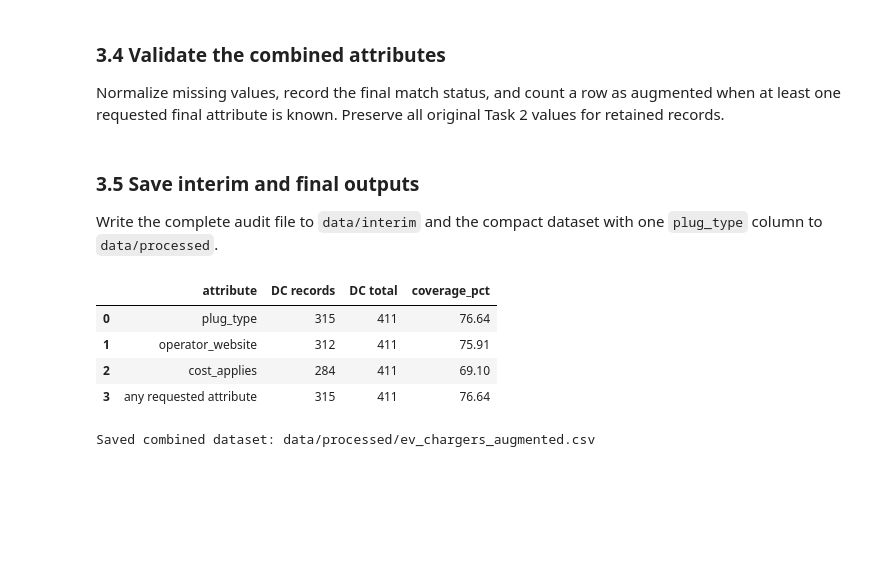
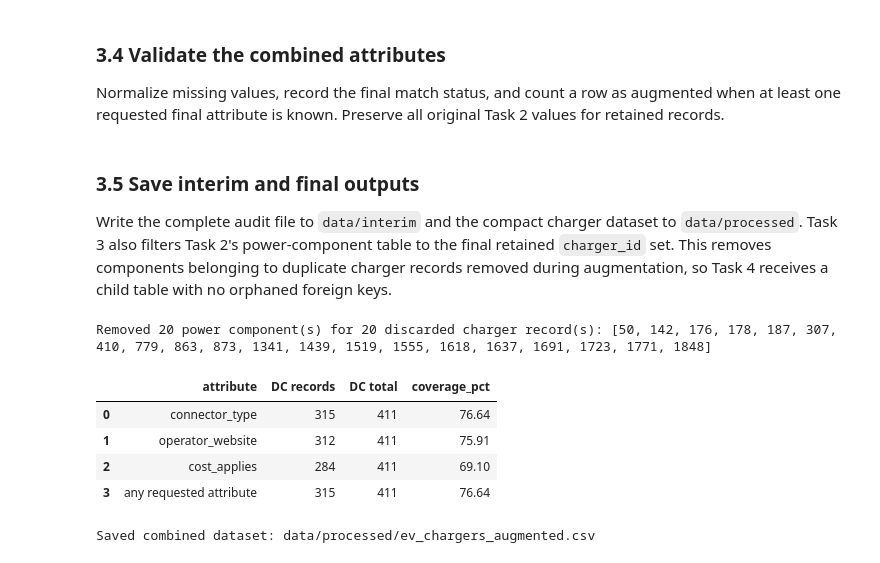
Before and after one commit to AtiwatL/COMP5339, a Jupyter notebook: 03_data_augmentation.ipynb, the cells around one changed output. Saved outputs shown, nothing was run; the diff lists cells and outputs as text; code cells hidden in the pictures; blank space fills up the shorter version.

Commit message:
Adjust task 3 and task 4

```diff
--- a/03_data_augmentation.ipynb
+++ b/03_data_augmentation.ipynb
@@ -2002,7 +2003,7 @@ ps_add = ps_accepted.reindex(
     columns=[
         "charger_id",
         "plugshare_id",
-        "dc_plug_types",
+        "dc_connector_types",
         "plugshare_operator_website",
         "plugshare_cost",
         "plugshare_cost_description",
@@ -2011,7 +2012,7 @@ ps_add = ps_accepted.reindex(
     ]
 ).rename(
     columns={
-        "dc_plug_types": "plugshare_plugtype",
+        "dc_connector_types": "plugshare_connector_type",
         "retrieved_at": "plugshare_retrieved_at",
     }
 )
@@ -2028,11 +2029,11 @@ combined = combined.merge(
 
 # PlugShare targets only OCM-unmatched records, so these values fill gaps rather
 # than overwrite accepted OCM attributes.
-ps_has_plugs = combined.plugshare_plugtype.fillna("").ne("")
-combined.loc[ps_has_plugs, "plug_type"] = combined.loc[
-    ps_has_plugs, "plugshare_plugtype"
+ps_has_plugs = combined.plugshare_connector_type.fillna("").ne("")
+combined.loc[ps_has_plugs, "connector_type"] = combined.loc[
+    ps_has_plugs, "plugshare_connector_type"
 ].map(standard_plugs)
-combined.loc[ps_has_plugs, "plug_type_source"] = "PlugShare"
+combined.loc[ps_has_plugs, "connector_type_source"] = "PlugShare"
 
 # Fill the operator URL from PlugShare when its accepted DC outlets provide one
 # unambiguous network action URL. OCM values retain priority if present.
@@ -2058,7 +2059,7 @@ Normalize missing values, record the final match status, and count a row as augm
 one requested final attribute is known. Preserve all original Task 2 values for retained records.
 # %%
 # Normalize blanks before calculating final coverage.
-combined["plug_type"] = combined["plug_type"].replace(r"^\s*$", pd.NA, regex=True)
+combined["connector_type"] = combined["connector_type"].replace(r"^\s*$", pd.NA, regex=True)
 combined["operator_website"] = combined["operator_website"].replace(
     r"^\s*$", pd.NA, regex=True
 )
@@ -2073,7 +2074,7 @@ combined["overall_match_status"] = np.where(
 combined["augmented"] = (
     combined.charger_type.eq("DC")
     & (
-        combined.plug_type.notna()
+        combined.connector_type.notna()
         | combined.operator_website.notna()
         | combined.cost_applies.notna()
     )
@@ -2092,13 +2093,16 @@ pd.testing.assert_frame_equal(
 )
 # %% [markdown]
 ### 3.5 Save interim and final outputs
-Write the complete audit file to `data/interim` and the compact dataset with one `plug_type` column to `data/processed`.
+Write the complete audit file to `data/interim` and the compact charger dataset to `data/processed`.
+Task 3 also filters Task 2's power-component table to the final retained `charger_id` set. This
+removes components belonging to duplicate charger records removed during augmentation, so Task 4
+receives a child table with no orphaned foreign keys.
 # %%
 IMPORTANT_FINAL_COLUMNS = [
     'charger_id', 'site_id', 'station_name', 'station_address', 'lga_name', 'postcode',
     'latitude', 'longitude', 'sa4_code', 'sa4_name', 'gcc_code', 'gcc_name', 'state_name',
     'operator', 'charger_type', 'charger_status', 'number_of_plugs', 'power_kw_min',
-    'power_kw_max', 'connectors_in_rating', 'rating_format', 'plug_type',
+    'power_kw_max', 'connectors_in_rating', 'rating_format', 'connector_type',
 'operator_website', 'cost_applies'
 ]
 
@@ -2106,45 +2110,78 @@ final_columns = [column for column in IMPORTANT_FINAL_COLUMNS if column in combi
 # Select the public output columns and give the combined plug field its final name.
 final_clean = combined[final_columns].copy()
 # %%
-# Save the compact final dataset and the complete audit version.
+# Filter Task 2 power components to the charger records retained by Task 3.
+task2_power_path = interim_dir / "charger_power_ratings.csv"
+power_ratings_final = pd.read_csv(
+    task2_power_path,
+    dtype={
+        "charger_id": "Int64",
+        "component_no": "Int64",
+        "connector_count": "Int64",
+        "power_kw": "float64",
+    },
+)
+
+retained_charger_ids = set(final_clean["charger_id"].astype(int))
+removed_power_mask = ~power_ratings_final["charger_id"].astype(int).isin(
+    retained_charger_ids
+)
+removed_power_ids = sorted(
+    power_ratings_final.loc[removed_power_mask, "charger_id"].astype(int).unique()
+)
+power_ratings_final = power_ratings_final.loc[~removed_power_mask].copy()
+
+assert set(power_ratings_final["charger_id"].astype(int)) <= retained_charger_ids
+assert not power_ratings_final.duplicated(["charger_id", "component_no"]).any()
+
+# Save the compact final datasets and the complete augmentation audit.
 final_clean.to_csv(processed_dir / "ev_chargers_augmented.csv", index=False)
+power_ratings_final.to_csv(
+    processed_dir / "charger_power_ratings.csv", index=False
+)
 combined.to_csv(interim_dir / "ev_chargers_augmented_full.csv", index=False)
+
+print(
+    f"Removed {int(removed_power_mask.sum())} power component(s) for "
+    f"{len(removed_power_ids)} discarded charger record(s): {removed_power_ids}"
+)
 
 # Measure each requested attribute against the deduplicated DC population.
 final_dc_mask = combined.charger_type.eq("DC")
 final_dc_count = int(final_dc_mask.sum())
 coverage_rows = []
-for attribute in ["plug_type", "operator_website", "cost_applies"]:
+for attribute in ["connector_type", "operator_website", "cost_applies"]:
     available = int((final_dc_mask & combined[attribute].notna()).sum())
     coverage_rows.append(
         {
             "attribute": attribute,
             "DC records": available,
             "DC total": final_dc_count,
             "coverage_pct": round(100 * available / final_dc_count, 2),
         }
     )
 
 any_attribute_count = int((final_dc_mask & combined.augmented).sum())
 coverage_rows.append(
     {
         "attribute": "any requested attribute",
         "DC records": any_attribute_count,
         "DC total": final_dc_count,
         "coverage_pct": round(100 * any_attribute_count / final_dc_count, 2),
     }
 )
 
 coverage_summary = pd.DataFrame(coverage_rows)
 display(coverage_summary)
 print("Saved combined dataset: data/processed/ev_chargers_augmented.csv")
 # %% [output]
+Removed 20 power component(s) for 20 discarded charger record(s): [50, 142, 176, 178, 187, 307, 410, 779, 863, 873, 1341, 1439, 1519, 1555, 1618, 1637, 1691, 1723, 1771, 1848]
 |  | attribute | DC records | DC total | coverage_pct |
-| 0 | plug_type | 315 | 411 | 76.64 |
+| 0 | connector_type | 315 | 411 | 76.64 |
 | 1 | operator_website | 312 | 411 | 75.91 |
 | 2 | cost_applies | 284 | 411 | 69.10 |
 | 3 | any requested attribute | 315 | 411 | 76.64 |
-Saved combined dataset: data/processed/ev_chargers_augmented.csv
+Saved combined dataset: data/processed/ev_chargers_augmented.csv
 # %%
 final_clean
 # %% [output]
```
Also changed, not shown: parts of 11 cells of this notebook, 2 other files.
